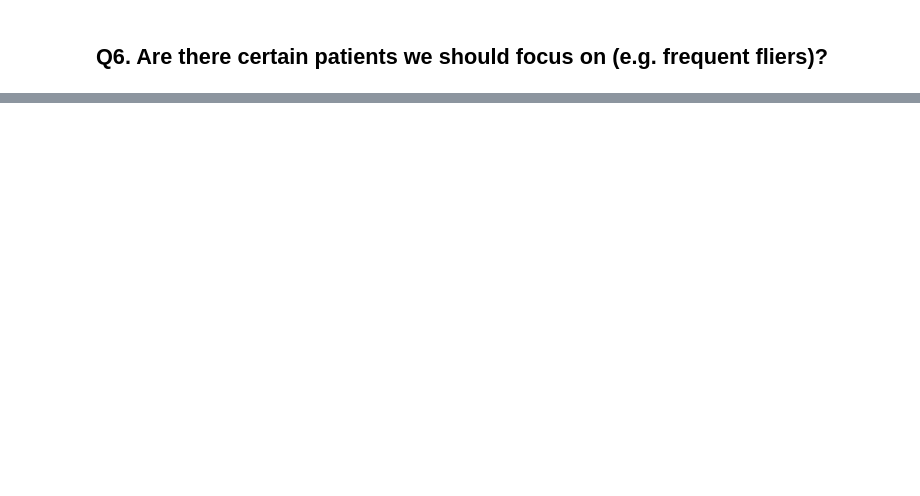
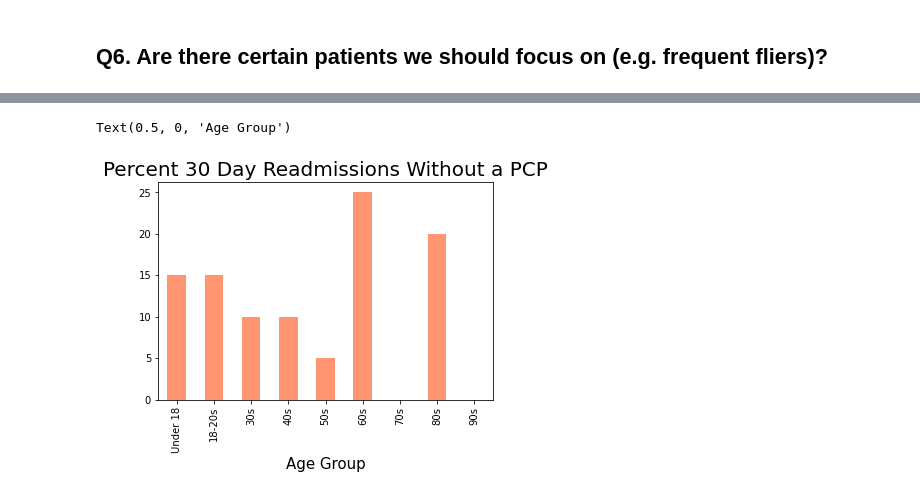
Before and after one commit to rghertel/hospital-readmission-not-koalas, a Jupyter notebook: URSA_hospital_readmission.ipynb, the cells around one changed output, grey strips where cells are left out. Saved outputs shown, nothing was run; the diff lists cells and outputs as text; code cells hidden in the pictures; blank space fills up the shorter version.

```diff
--- a/URSA_hospital_readmission.ipynb
+++ b/URSA_hospital_readmission.ipynb
@@ -921,0 +981,3 @@ Text(0, 0.5, 'Patient ID')
+# %%
+Thirty_readm_no_pcp1=Thirty_readm_no_pcp1[['patient_id','Age']]
+Thirty_readm_no_pcp1
@@ -921,0 +1002,5 @@ Text(0, 0.5, 'Patient ID')
+# %%
+##finding age of pt no PCP
+Thirty_readm_pt_no_pcp1_count=Thirty_readm_no_pcp1.groupby('Age').count().reset_index()
+Thirty_readm_pt_no_pcp1_count.rename(columns={'patient_id':'Count1'},inplace=True)
+Thirty_readm_pt_no_pcp1_count
@@ -921,0 +1023,7 @@ Text(0, 0.5, 'Patient ID')
+# %%
+#bucketing age into decades
+
+bins= [0,18,30,40,50,60,70,80,90,100]
+labels = ['Under 18','18-20s','30s','40s','50s','60s','70s','80s','90s']
+Thirty_readm_pt_no_pcp1_count['Age Group'] = pd.cut(Thirty_readm_pt_no_pcp1_count['Age'], bins=bins, labels=labels, right=False)
+Thirty_readm_pt_no_pcp1_count
@@ -921,0 +1066,4 @@ Text(0, 0.5, 'Patient ID')
+# %%
+#getting percent
+pct_no_pcp=((Thirty_readm_pt_no_pcp1_count.groupby(['Age Group'])['Count1'].sum())/(Thirty_readm_pt_no_pcp1_count['Count1'].sum()))*100
+pct_no_pcp
@@ -921,0 +1082,7 @@ Text(0, 0.5, 'Patient ID')
+# %%
+ax = pct_no_pcp.plot.bar(x='Age Group', y='Count1',color='#ff9671')
+plt.title("Percent 30 Day Readmissions Without a PCP",color='black',fontsize=20)
+plt.xlabel('Age Group',fontsize=15)
+# %% [output]
+Text(0.5, 0, 'Age Group')
+[figure, added]
```
Also changed, not shown: parts of 79 cells of this notebook.
